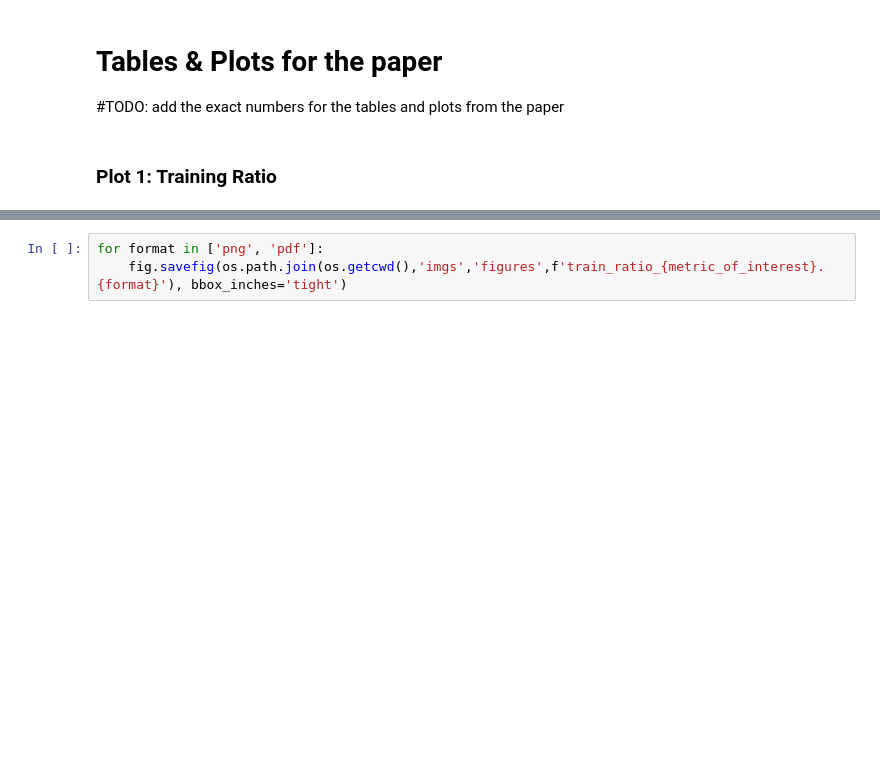
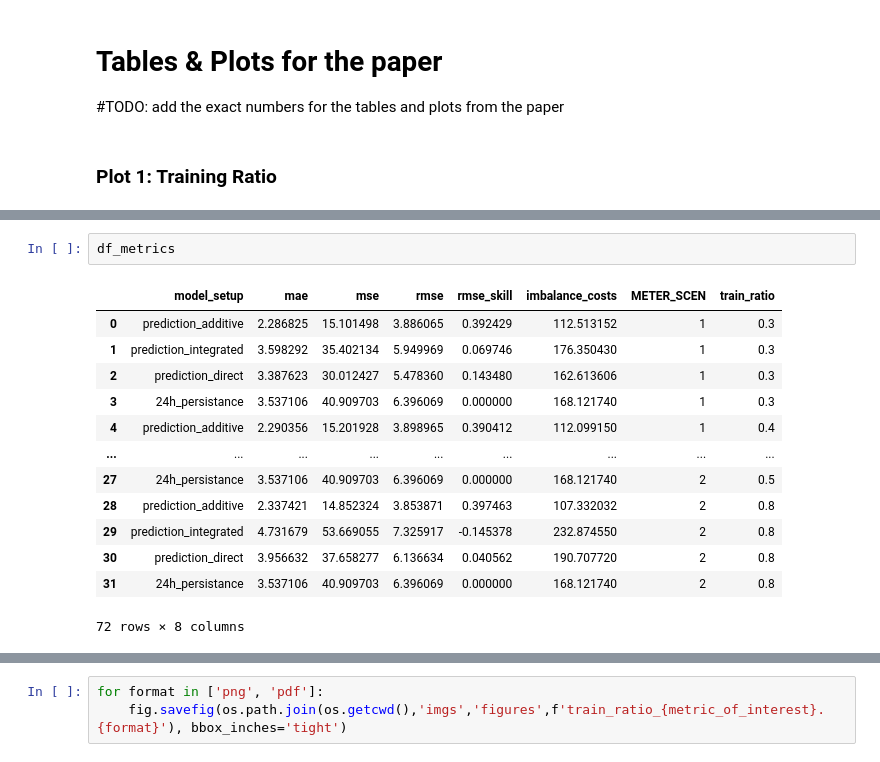
Before and after one commit to nikohou/net-load-forecasting, a Jupyter notebook: notebooks/results_synthesis.ipynb, the cells around one changed output, grey strips where cells are left out. Drawn from its saved outputs; the diff is of its cells as text; blank space fills up the shorter version.

```diff
--- a/notebooks/results_synthesis.ipynb
+++ b/notebooks/results_synthesis.ipynb
@@ -32,3 +37,19 @@ df_metrics_all = pd.read_csv(os.path.join(os.getcwd(),'data','model_results',f'd
+# %%
+df_metrics
+# %% [output]
+|  | model_setup | mae | mse | rmse | rmse_skill | imbalance_costs | METER_SCEN | train_ratio |
+| 0 | prediction_additive | 2.286825 | 15.101498 | 3.886065 | 0.392429 | 112.513152 | 1 | 0.3 |
+| 1 | prediction_integrated | 3.598292 | 35.402134 | 5.949969 | 0.069746 | 176.350430 | 1 | 0.3 |
+| 2 | prediction_direct | 3.387623 | 30.012427 | 5.478360 | 0.143480 | 162.613606 | 1 | 0.3 |
+| 3 | 24h_persistance | 3.537106 | 40.909703 | 6.396069 | 0.000000 | 168.121740 | 1 | 0.3 |
+| 4 | prediction_additive | 2.290356 | 15.201928 | 3.898965 | 0.390412 | 112.099150 | 1 | 0.4 |
+| ... | ... | ... | ... | ... | ... | ... | ... | ... |
+| 27 | 24h_persistance | 3.537106 | 40.909703 | 6.396069 | 0.000000 | 168.121740 | 2 | 0.5 |
+| 28 | prediction_additive | 2.337421 | 14.852324 | 3.853871 | 0.397463 | 107.332032 | 2 | 0.8 |
+| 29 | prediction_integrated | 4.731679 | 53.669055 | 7.325917 | -0.145378 | 232.874550 | 2 | 0.8 |
+| 30 | prediction_direct | 3.956632 | 37.658277 | 6.136634 | 0.040562 | 190.707720 | 2 | 0.8 |
+| 31 | 24h_persistance | 3.537106 | 40.909703 | 6.396069 | 0.000000 | 168.121740 | 2 | 0.8 |
+72 rows × 8 columns
 # %%
 # Sort the DataFrame by model and season
 
```
Also changed, not shown: parts of 6 cells of this notebook, 4 other files.
